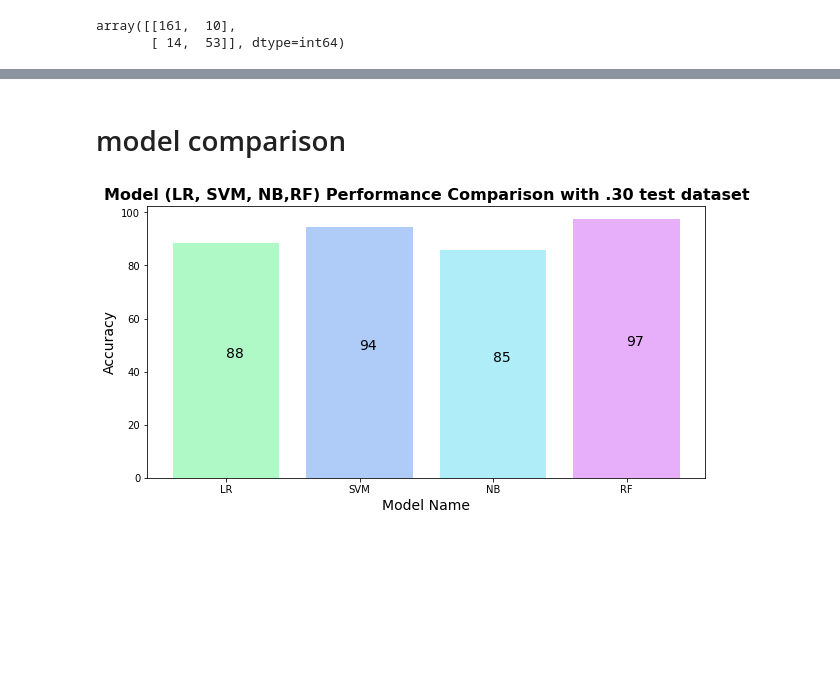
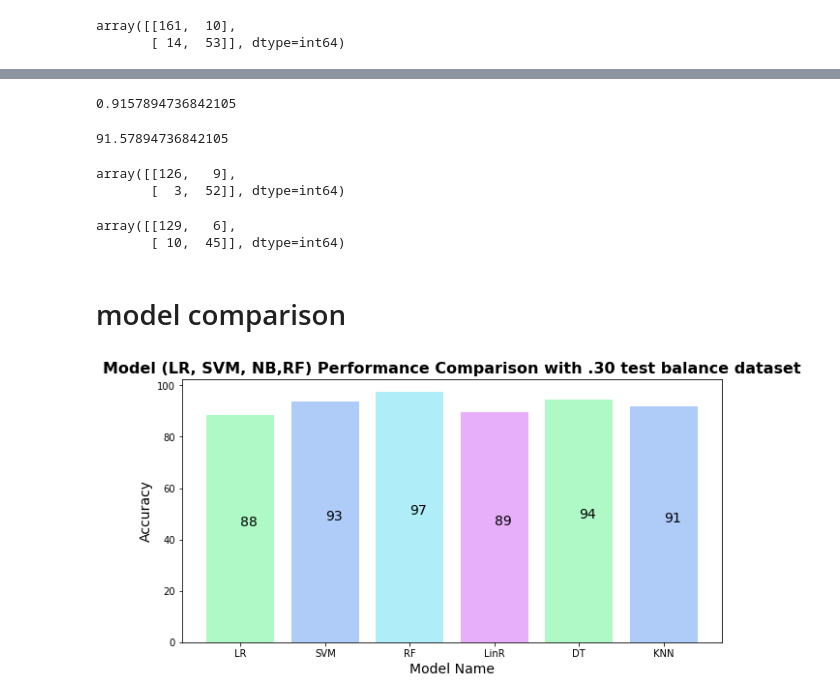
Before and after one commit to hossainalamin/Diabetes_detection_using_ml-master, a Jupyter notebook: model_with_new_dataset_feature_selection.ipynb, the cells around one changed output, grey strips where cells are left out. Cells and saved outputs as stored; diff of their text form; code cells hidden in the pictures; blank space fills up the shorter version.

Commit message:
final update 2019 dataset

```diff
--- a/model_with_new_dataset_feature_selection.ipynb
+++ b/model_with_new_dataset_feature_selection.ipynb
@@ -2335,0 +2456,4 @@ classifier = KNeighborsClassifier()
+# %%
+balance_classifier.fit(X_train_SMOTE,y_train_SMOTE)
+balance_predict = balance_classifier.predict(x2test)
+balance_classifier.score(x2test,y2test)
@@ -2356,2 +2512,8 @@ ValueError: Found input variables with inconsistent numbers of samples: [190, 28
 # %% [markdown]
 # Spliting 0.30
+# %%
+X_train_SMOTE, y_train_SMOTE = SMOTE.fit_resample(xtrain, ytrain)
+# %%
+balance_classifier.fit(X_train_SMOTE,y_train_SMOTE)
+balance_predict = balance_classifier.predict(xtest)
+balance_classifier.score(xtest,ytest)
@@ -2369,0 +2528,4 @@ knn30_accuracy
+# %%
+balance_accuracy = accuracy_score(ytest,balance_predict)
+balance_knn30_accuracy = balance_accuracy*100
+balance_knn30_accuracy
@@ -2404,29 +2604,51 @@ array([[161,  10],
+# %%
+imbalance_classifier.fit(x3train,y3train)
+imbalance_predict = imbalance_classifier.predict(x3test)
+imbalance_classifier.score(x3test,y3test)
+# %% [output]
+0.9157894736842105
+# %%
+imbalance_accuracy = accuracy_score(y3test,imbalance_predict.round())
+imbalance_knn20_accuracy = imbalance_accuracy*100
+imbalance_knn20_accuracy
+# %% [output]
+91.57894736842105
+# %%
+confusion_matrix(y3test,balance_predict.round())
+# %% [output]
+array([[126,   9],
+       [  3,  52]], dtype=int64)
+# %%
+confusion_matrix(y3test,imbalance_predict.round())
+# %% [output]
+array([[129,   6],
+       [ 10,  45]], dtype=int64)
 # %% [markdown]
 # model comparison
 # %%
-accuracy1 = [balance_l_accuracy, balance_s_accuracy,n_accuracy,balance_rm1_accuracy]
-model_names = ['LR', 'SVM', 'NB','RF','LinR','DT','KNN']
+accuracy1 = [balance_l_accuracy, balance_s_accuracy,balance_rm1_accuracy,balance_lin30_accuracy,balance_des30_accuracy,balance_knn30_accuracy]
+model_names = ['LR', 'SVM','RF','LinR','DT','KNN']
 
 total_bar = np.arange(len(model_names))
 color = ['#95f7b5', '#95bcf7', '#95e9f7','#df95f7']
 
 fig, ax = plt.subplots(figsize=(10, 5))
 bar = plt.bar(model_names, accuracy1, align='center', alpha=.75, color=color)
 
 plt.ylabel('Accuracy',fontsize=14, color='black')
 plt.xlabel('Model Name',fontsize=14, color='black')
-plt.title('Model (LR, SVM, NB,RF) Performance Comparison with .30 test dataset', fontsize=16, color='black', fontweight='bold')
+plt.title('Model (LR, SVM, NB,RF) Performance Comparison with .30 test balance dataset', fontsize=16, color='black', fontweight='bold')
 
 # # this functions will set data lebel
 def autolabel(bar):
     for bar in bar:
         height = int(bar.get_height())
         ax.text(bar.get_x() + .4, .5*height,
                 height, va='bottom',
                 fontsize=14, color='black')
 
 autolabel(bar)
 
 plt.show()
 # %% [output]
-[figure, old version]
+[figure, new version]
```
Also changed, not shown: parts of 126 cells of this notebook.
